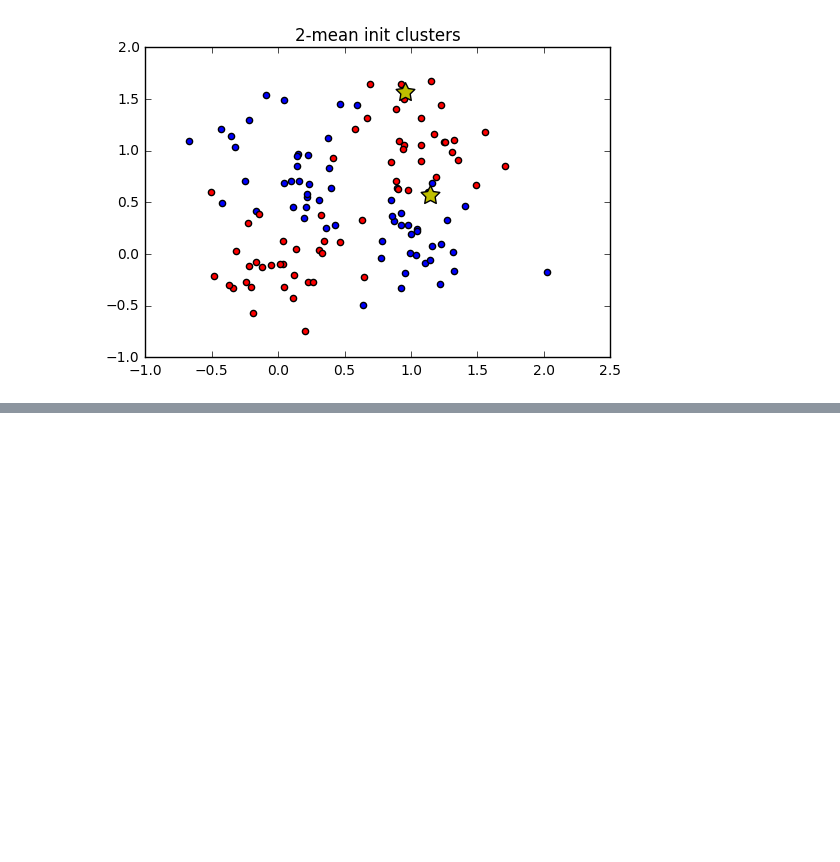
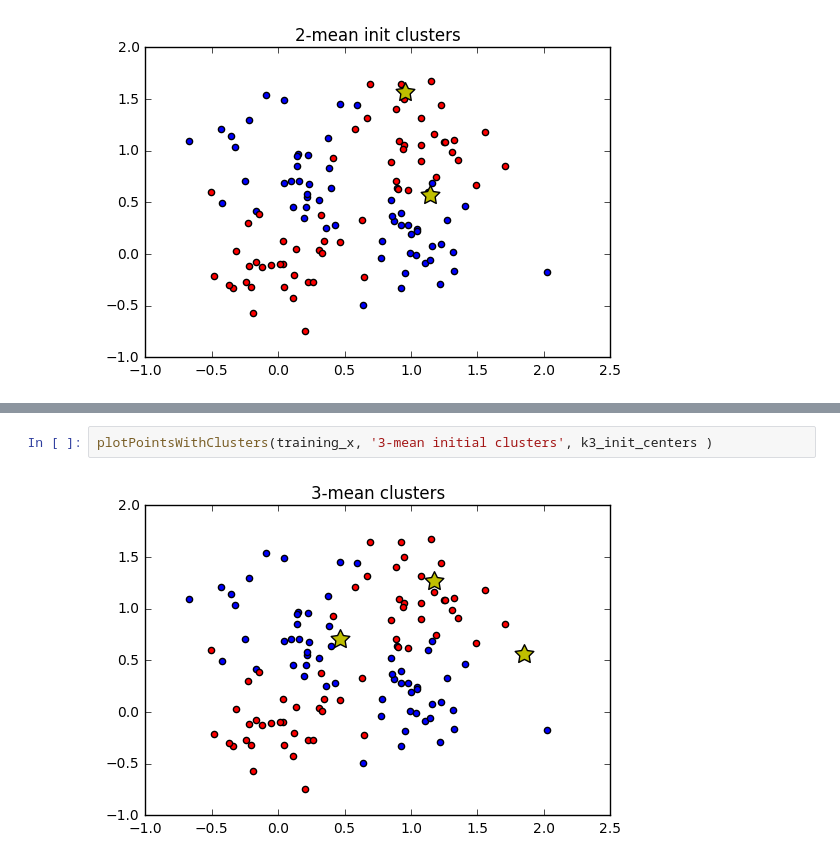
Before and after one commit to p16i/course-machine-intelligence-1, a Jupyter notebook: w6/classification-and-rbf.ipynb, the cells around one changed output, grey strips where cells are left out. Drawn from its saved outputs; the diff is of its cells as text; blank space fills up the shorter version.

```diff
--- a/w6/classification-and-rbf.ipynb
+++ b/w6/classification-and-rbf.ipynb
@@ -294,0 +365,4 @@ plotPointsWithClusters(training_x, '2-mean init clusters', k2_init_centers )
+# %%
+plotPointsWithClusters(training_x, '3-mean initial clusters', k3_init_centers )
+# %% [output]
+[figure, added]
```
Also changed, not shown: parts of 9 cells of this notebook.
